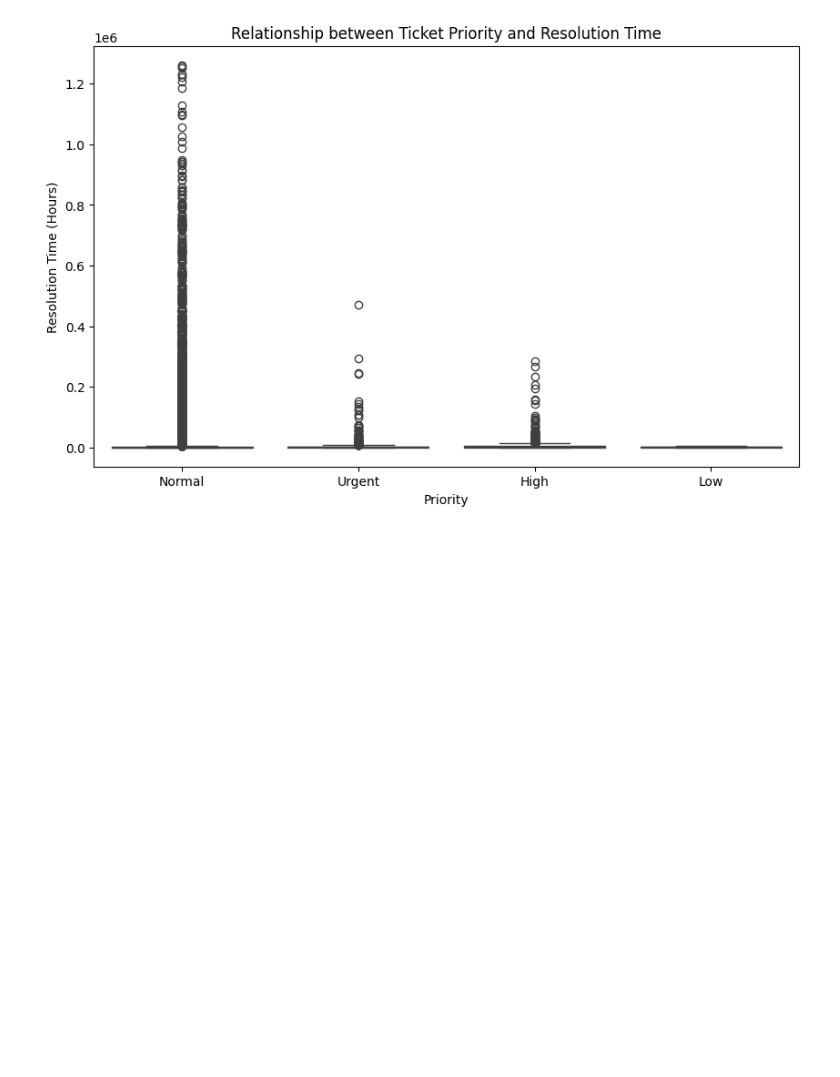
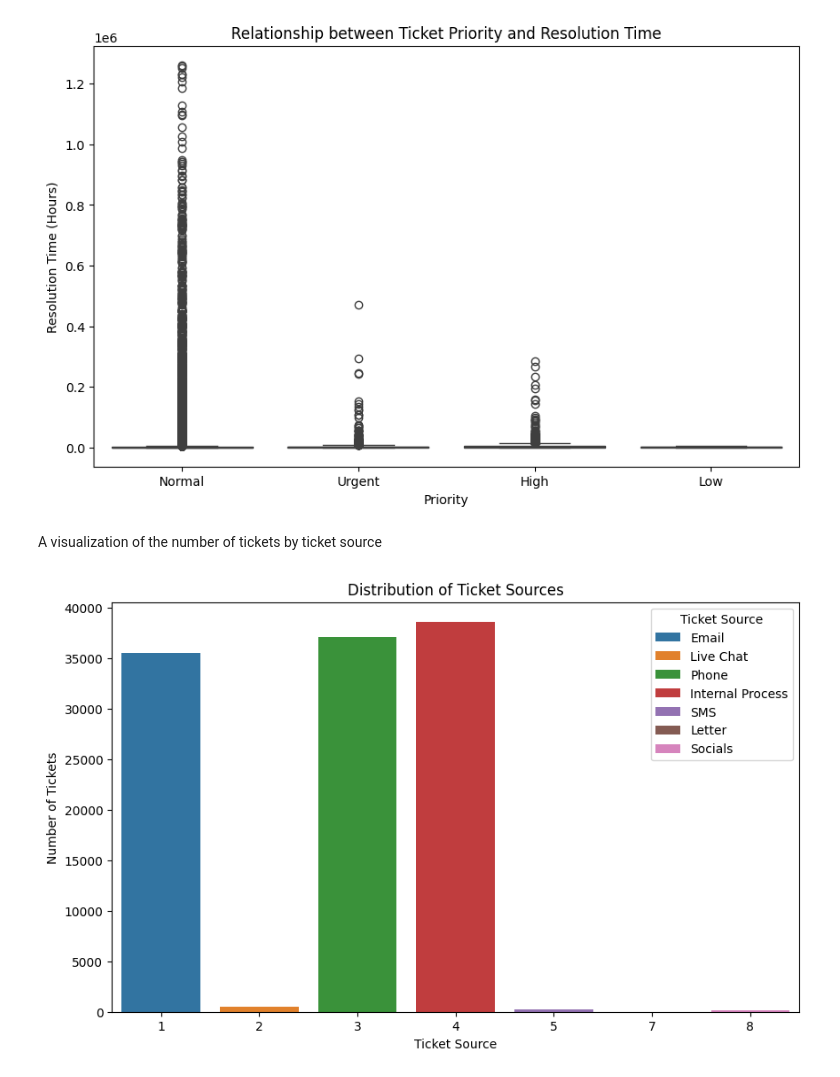
Before and after one commit to patrickanaku/MCS-7103-Machine-Learning, a Jupyter notebook: customer_support_analysis.ipynb, the cells around one changed output. Saved outputs shown, nothing was run; the diff lists cells and outputs as text; code cells hidden in the pictures; blank space fills up the shorter version.

```diff
--- a/customer_support_analysis.ipynb
+++ b/customer_support_analysis.ipynb
@@ -364,3 +479,22 @@ plt.ylabel('Resolution Time (Hours)')
 plt.show()
 # %% [output]
 [figure]
+# %% [markdown]
+A visualization of the number of tickets by ticket source
+# %%
+# Invert the source_mapping dictionary
+inverted_source_mapping = {v: k for k, v in source_mapping.items()}
+
+# Create a new column with categorical values for 'SOURCE'
+new_dataset['SOURCE_CATEGORY'] = new_dataset['SOURCE'].map(inverted_source_mapping)
+
+# Create the countplot with hue set to the new column
+plt.figure(figsize=(10, 6))
+sns.countplot(data=new_dataset, x='SOURCE', hue='SOURCE_CATEGORY')
+plt.title('Distribution of Ticket Sources')
+plt.xlabel('Ticket Source')
+plt.ylabel('Number of Tickets')
+plt.legend(title='Ticket Source')
+plt.show()
+# %% [output]
+[figure, added]
```
Also changed, not shown: parts of 31 cells of this notebook.
